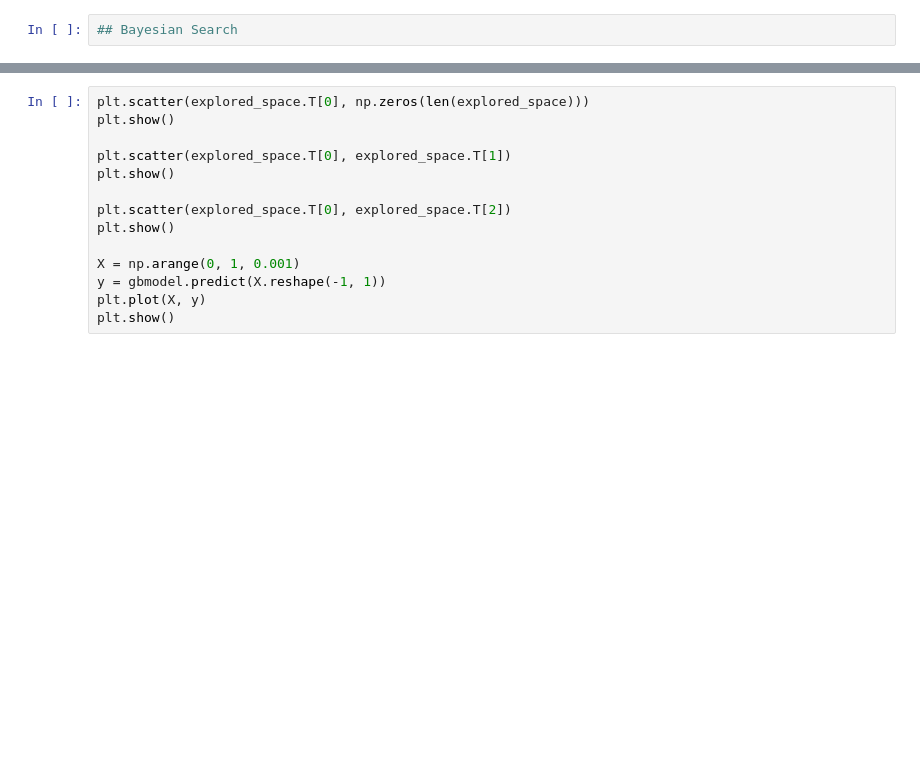
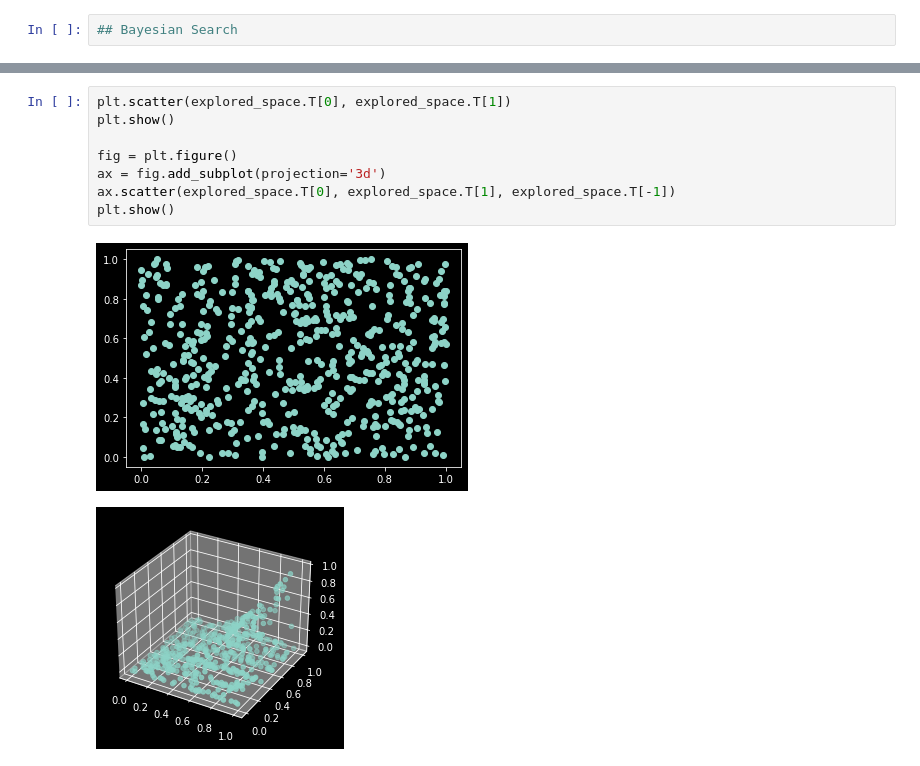
Before and after one commit to AlbertGarcia1991/QumFu, a Jupyter notebook: implementation_test/2D_to_1D.ipynb, the cells around one changed output, grey strips where cells are left out. Cells and saved outputs as stored; diff of their text form; blank space fills up the shorter version.

```diff
--- a/implementation_test/2D_to_1D.ipynb
+++ b/implementation_test/2D_to_1D.ipynb
@@ -159,14 +179,11 @@ explored_space, gbmodel = bayesian_search_optimization(search_space=se,
 # %%
-plt.scatter(explored_space.T[0], np.zeros(len(explored_space)))
-plt.show()
-
 plt.scatter(explored_space.T[0], explored_space.T[1])
 plt.show()
 
-plt.scatter(explored_space.T[0], explored_space.T[2])
+fig = plt.figure()
+ax = fig.add_subplot(projection='3d')
+ax.scatter(explored_space.T[0], explored_space.T[1], explored_space.T[-1])
 plt.show()
-
-X = np.arange(0, 1, 0.001)
-y = gbmodel.predict(X.reshape(-1, 1))
-plt.plot(X, y)
-plt.show()
+# %% [output]
+[figure, added]
+[figure, added]
```
Also changed, not shown: parts of 8 cells of this notebook, 2 other files.
